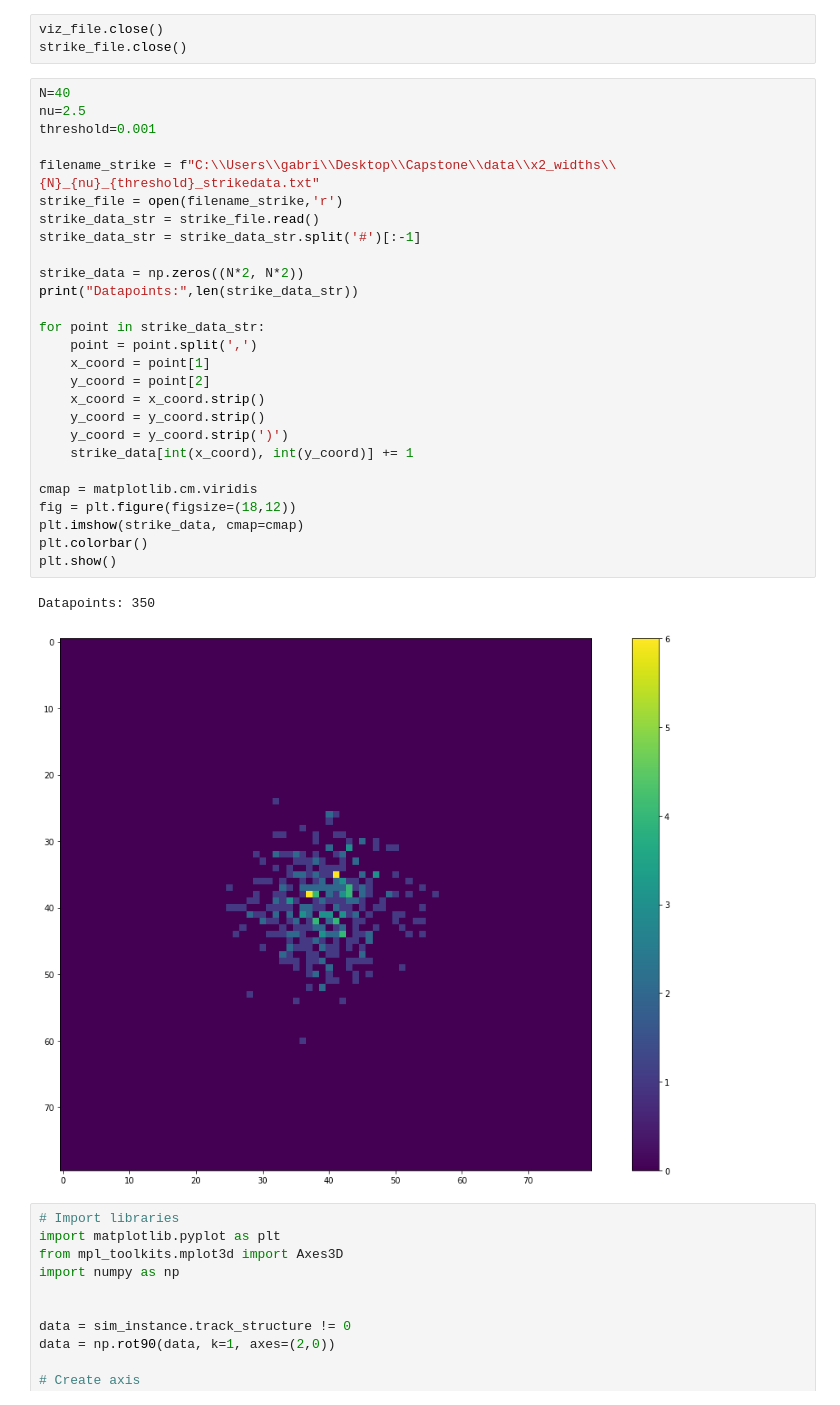
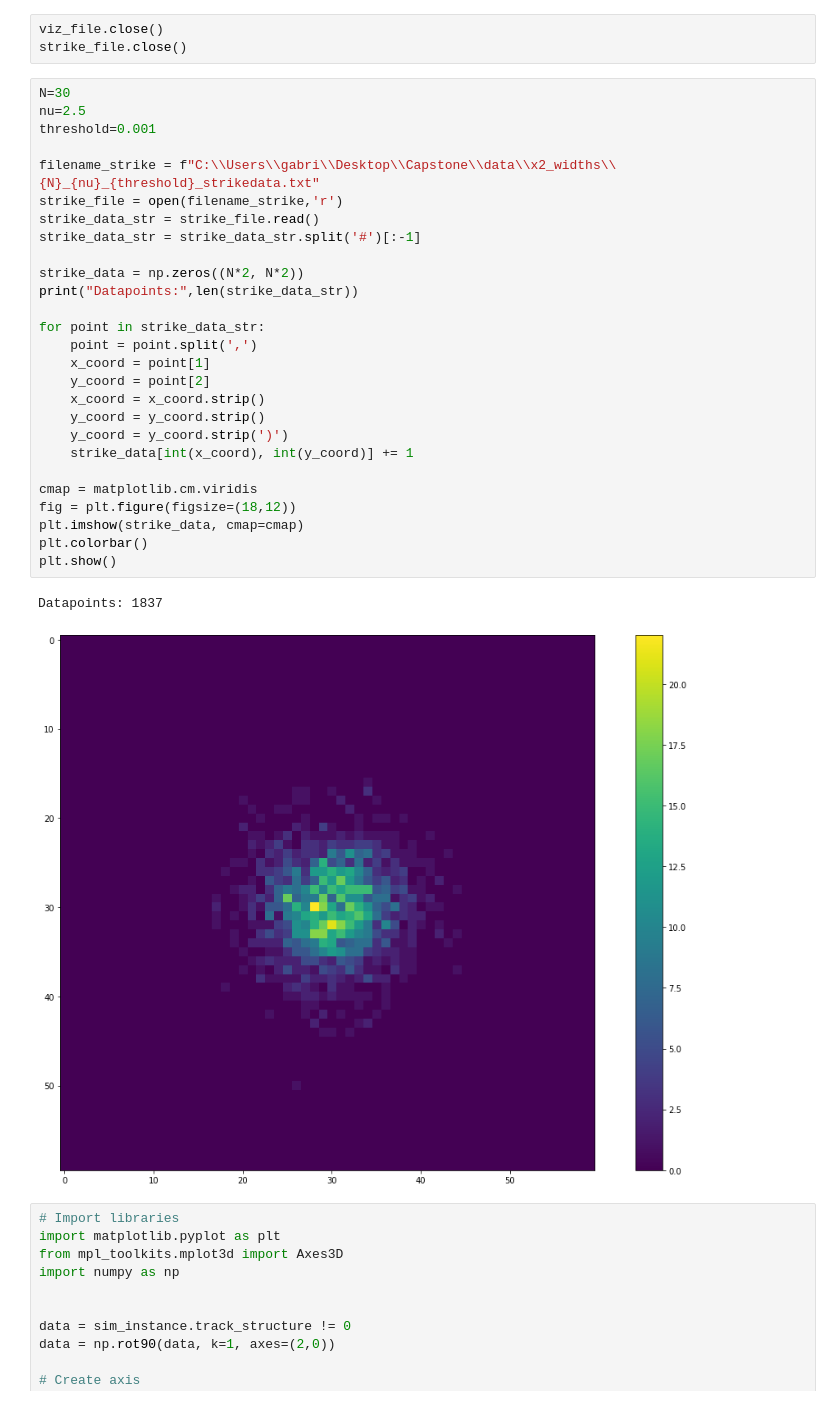
Before and after one commit to g-nilsson/spatial_discretizations_impact_on_simulations, a Jupyter notebook: DBM_cube.ipynb, the cells around one changed output. Saved outputs shown, nothing was run; the diff lists cells and outputs as text.

```diff
--- a/DBM_cube.ipynb
+++ b/DBM_cube.ipynb
@@ -322,35 +319,35 @@ KeyboardInterrupt:
 viz_file.close()
 strike_file.close()
 # %%
-N=40
+N=30
 nu=2.5
 threshold=0.001
 
 filename_strike = f"C:\\Users\\gabri\\Desktop\\Capstone\\data\\x2_widths\\{N}_{nu}_{threshold}_strikedata.txt"
 strike_file = open(filename_strike,'r')
 strike_data_str = strike_file.read()
 strike_data_str = strike_data_str.split('#')[:-1]
 
 strike_data = np.zeros((N*2, N*2))
 print("Datapoints:",len(strike_data_str))
 
 for point in strike_data_str:
     point = point.split(',')
     x_coord = point[1]
     y_coord = point[2]
     x_coord = x_coord.strip()
     y_coord = y_coord.strip()
     y_coord = y_coord.strip(')')
     strike_data[int(x_coord), int(y_coord)] += 1
 
 cmap = matplotlib.cm.viridis
 fig = plt.figure(figsize=(18,12))
 plt.imshow(strike_data, cmap=cmap)
 plt.colorbar()
 plt.show()
 # %% [output]
-Datapoints: 350
+Datapoints: 1837
-[figure, old version]
+[figure, new version]
 # %%
 # Import libraries
 import matplotlib.pyplot as plt
```
Also changed, not shown: parts of 1 cell of this notebook, 4 other files.
